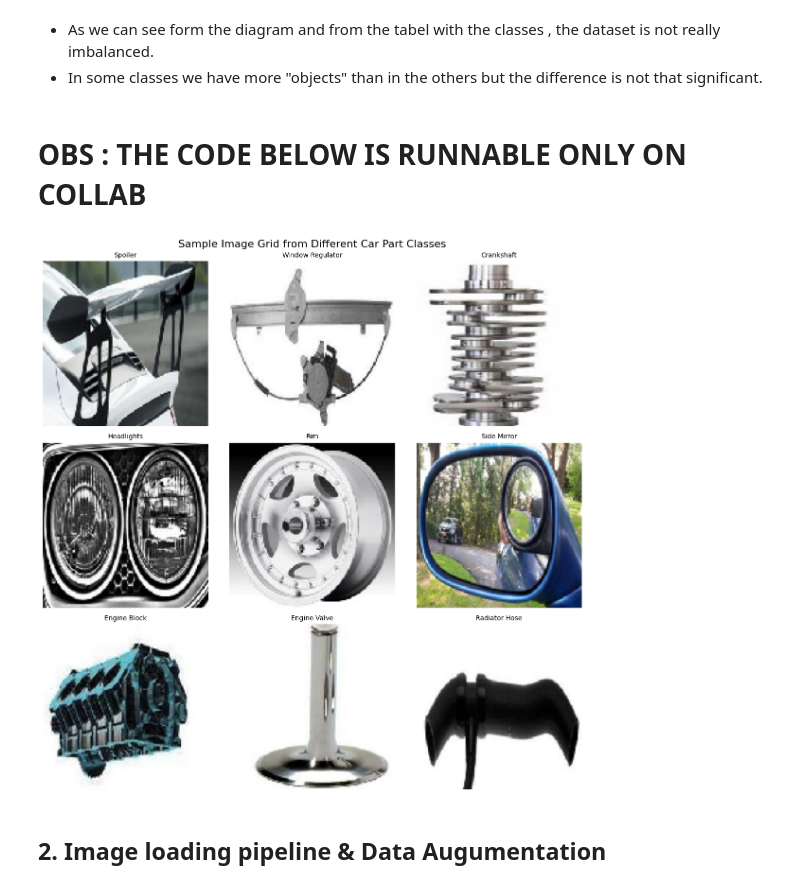
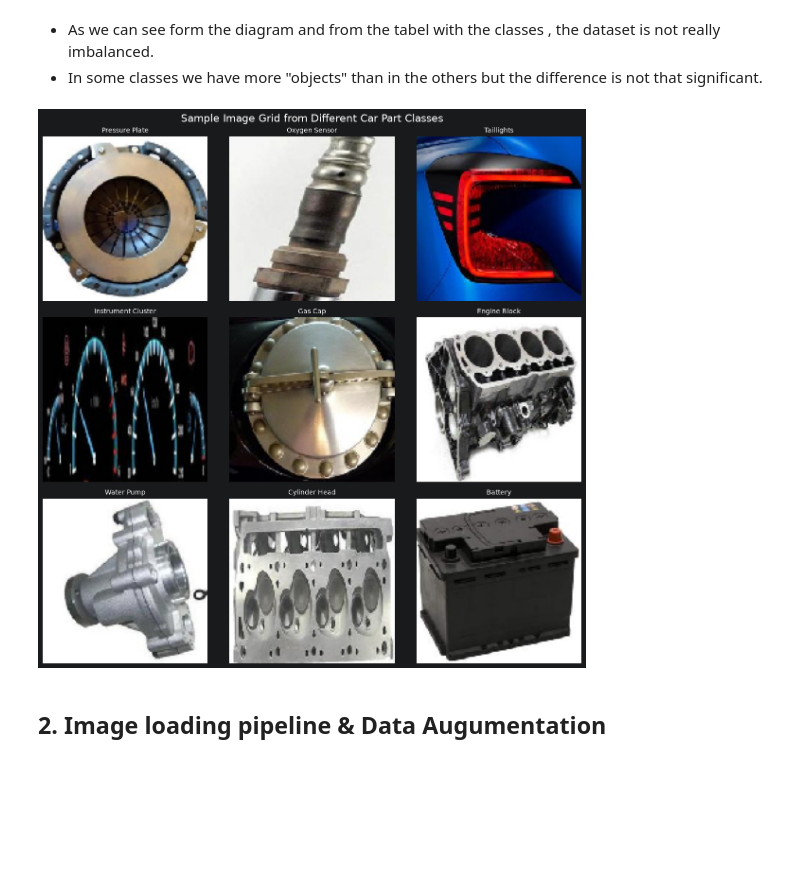
Before and after one commit to kovexison/Practica-AI, a Jupyter notebook: 03-DL-CNN/DL_CNN_classification.ipynb, the cells around one changed output. Drawn from its saved outputs; the diff is of its cells as text; code cells hidden in the pictures; blank space fills up the shorter version.

```diff
--- a/03-DL-CNN/DL_CNN_classification.ipynb
+++ b/03-DL-CNN/DL_CNN_classification.ipynb
@@ -107,7 +107,7 @@ import random
 from tensorflow.keras.preprocessing import image
 from PIL import Image
 # this cell is only runnable on collab
-dataset_path = '/content/Dataset_Piese_Local/train'
+dataset_path = './dataset/train'
 
 class_dirs = [d for d in os.listdir(dataset_path)
               if os.path.isdir(os.path.join(dataset_path, d)) and not d.startswith('.')]
@@ -214,8 +214,6 @@ print(f"Min val: {min_val} for label: {min_label}")
 # %% [markdown]
 - As we can see form the diagram and from the tabel with the classes , the dataset is not really imbalanced.
 - In some classes we have more "objects" than in the others but the difference is not that significant.
-# %% [markdown]
-# OBS : THE CODE BELOW IS RUNNABLE ONLY ON COLLAB
 # %%
 import matplotlib.pyplot as plt
 import os
@@ -223,39 +221,39 @@ import random
 from tensorflow.keras.preprocessing import image
 from PIL import Image
 
-dataset_path = '/content/Dataset_Piese_Local/train'
+dataset_path = './dataset/train'
 
 class_dirs = [d for d in os.listdir(dataset_path)
               if os.path.isdir(os.path.join(dataset_path, d)) and not d.startswith('.')]
 
 sampled_classes = random.sample(class_dirs, min(9, len(class_dirs)))
 
 fig, axes = plt.subplots(3, 3, figsize=(12, 12))
 axes=axes.flatten()
 
 for i, class_name in enumerate(sampled_classes):
     class_folder = os.path.join(dataset_path, class_name)
 
     valid_extensions = ['.jpg', '.jpeg', '.png']
     images_in_class = [f for f in os.listdir(class_folder)
                        if f.lower().endswith(tuple(valid_extensions)) and not f.startswith('.')]
 
     if not images_in_class:
         continue
 
     sample_image = random.choice(images_in_class)
     img_path = os.path.join(class_folder, sample_image)
 
     img = image.load_img(img_path, target_size=(128, 128))
     axes[i].imshow(img)
     axes[i].set_title(class_name.title(), fontsize=10)
     axes[i].axis("off")
 
 plt.suptitle("Sample Image Grid from Different Car Part Classes", fontsize=16)
 plt.tight_layout()
 plt.show()
 # %% [output]
-[figure, old version]
+[figure, new version]
 # %% [markdown]
 ## 2. Image loading pipeline & Data Augumentation
 # %%
```
Also changed, not shown: parts of 5 cells of this notebook, 1 other file.
